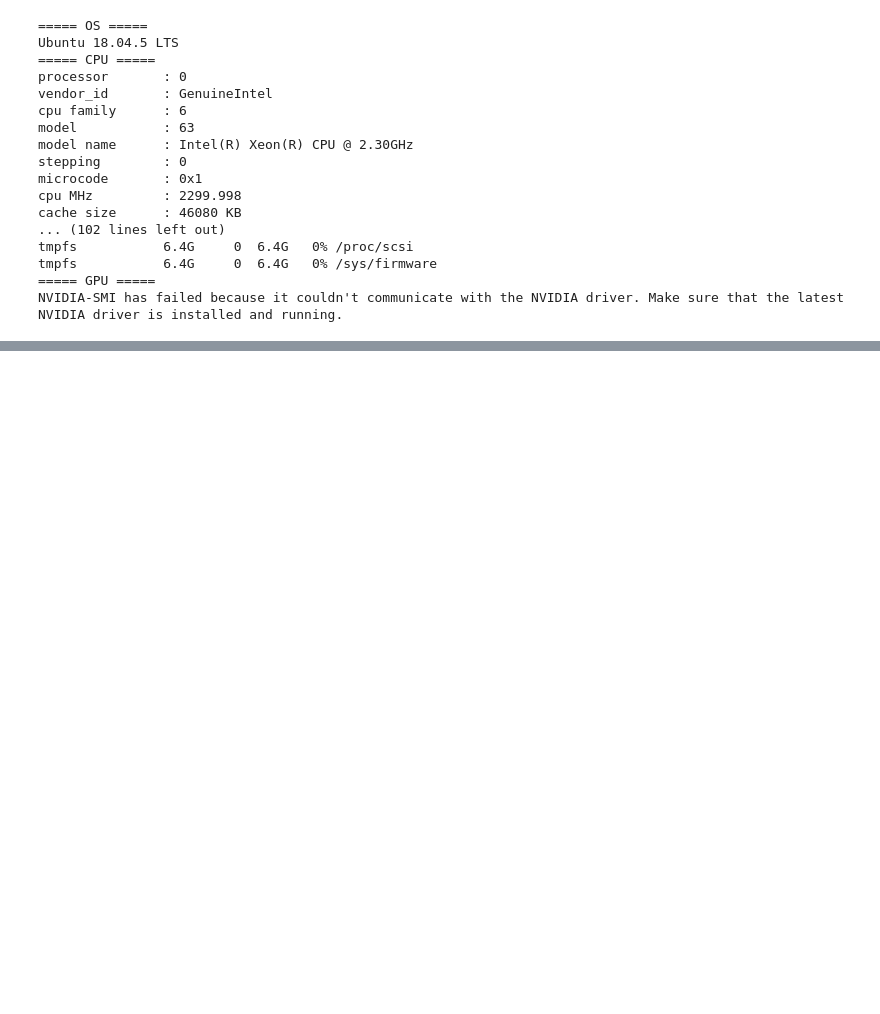
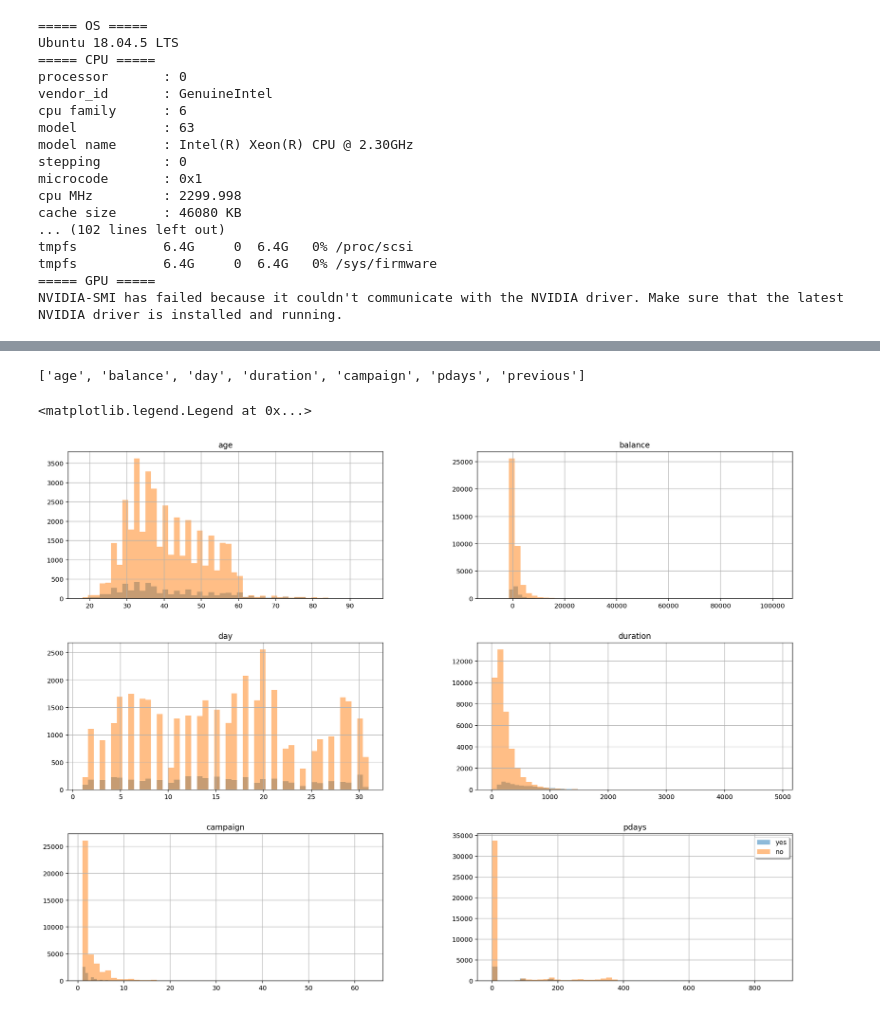
Before and after one commit to ttobaegi/ML_Python, a Jupyter notebook: EDA_BankMarketing.ipynb, the cells around one changed output, grey strips where cells are left out. Saved outputs shown, nothing was run; the diff lists cells and outputs as text; code cells hidden in the pictures; blank space fills up the shorter version.

```diff
--- a/EDA_BankMarketing.ipynb
+++ b/EDA_BankMarketing.ipynb
@@ -68,0 +168,13 @@ plt.style.use()
+# %%
+num_cols = df.select_dtypes(include=np.number).columns.tolist()
+num_cols
+# %% [output]
+['age', 'balance', 'day', 'duration', 'campaign', 'pdays', 'previous']
+# %%
+fix, ax = plt.subplots(3,2, figsize=(20,15))
+h=df.loc[df['deposit']=='yes', num_cols[:6]].hist(alpha=0.5, bins=50, ax=ax)
+h=df.loc[df['deposit']=='no', num_cols[:6]].hist(alpha=0.5, bins=50, ax=ax)
+plt.legend(['yes','no'],shadow=True)
+# %% [output]
+<matplotlib.legend.Legend at 0x...>
+[figure, added]
```
Also changed, not shown: parts of 13 cells of this notebook.
